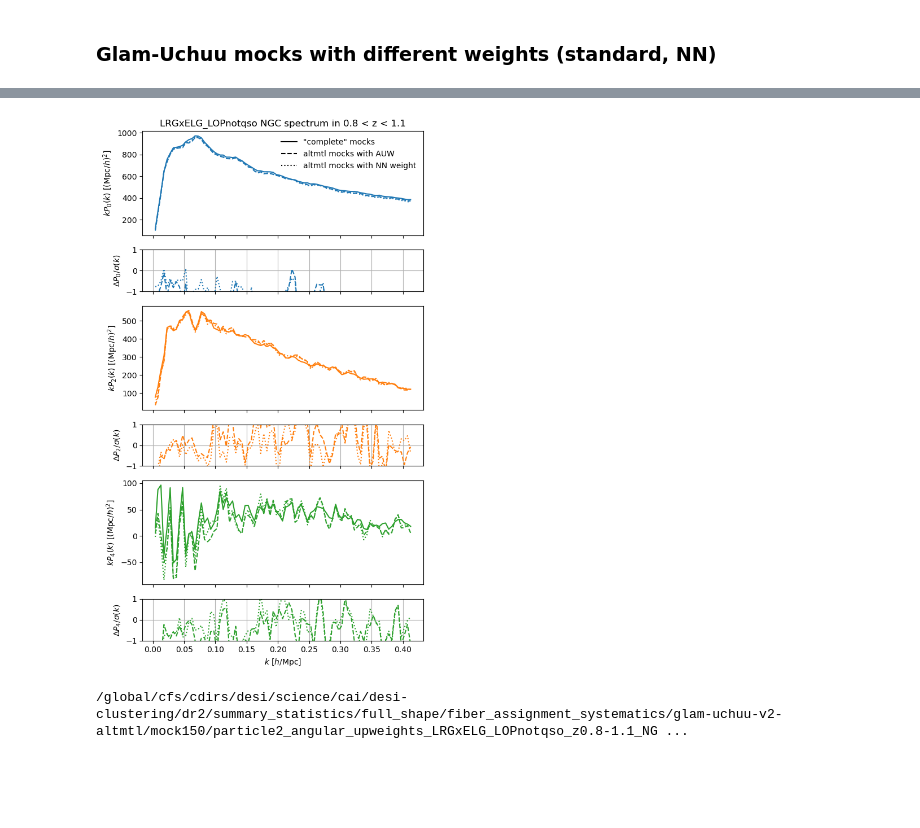
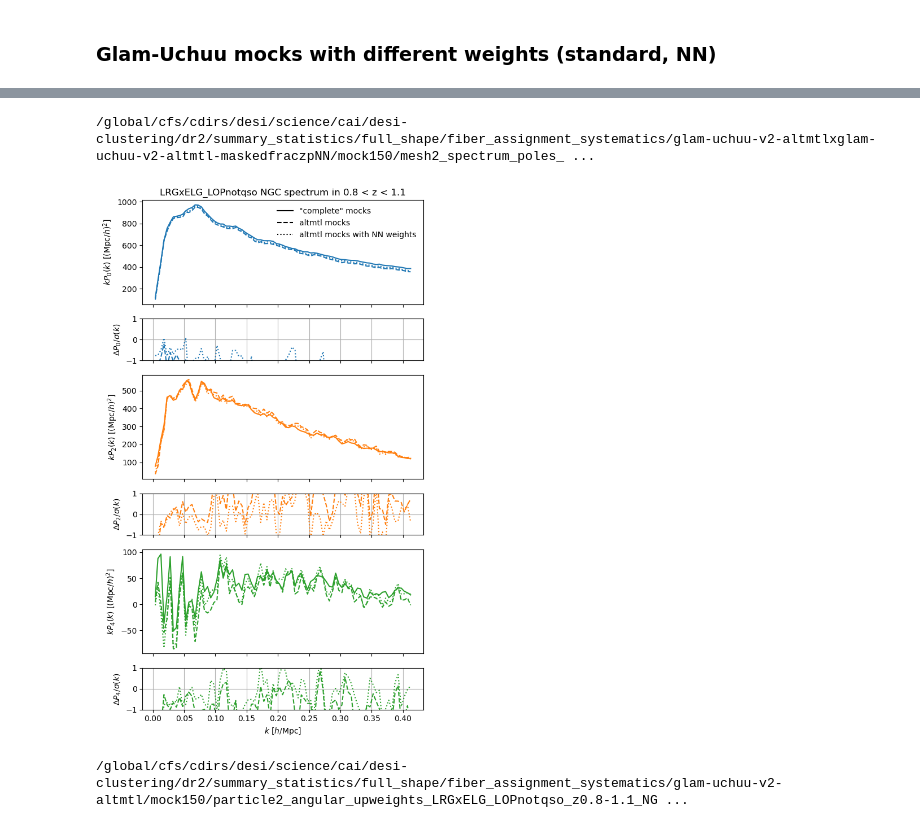
Before and after one commit to AlbertoRosado1/cai-dr2-clustering-products, a Jupyter notebook: clustering_statistics/nb/validation_fiber_assignment_auw_ELG.ipynb, the cells around one changed output, grey strips where cells are left out. Saved outputs shown, nothing was run; the diff lists cells and outputs as text; code cells hidden in the pictures; blank space fills up the shorter version.

```diff
--- a/clustering_statistics/nb/validation_fiber_assignment_auw_ELG.ipynb
+++ b/clustering_statistics/nb/validation_fiber_assignment_auw_ELG.ipynb
@@ -127,2 +205,33 @@ for tracer in ['ELG_LOPnotqso']:
+# %%
+tracer = ('LRG', 'ELG_LOPnotqso')
+for kind in ['particle2_angular_upweights']:
+    stats_dir = tools.base_stats_dir
+    project = 'full_shape/fiber_assignment_systematics'
+    region = 'NGC'
+    version = 'glam-uchuu-v2-altmtl'
+    imock = 150
+    angular_data = []
+    fn = tools.get_stats_fn(stats_dir=stats_dir, kind=kind, project=project, version=version,
+                            zrange=zrange, tracer=tracer[0], region=region, weight='default-FKP', imock=imock)
+    angular_data.append(types.read(fn))
+    fn = tools.get_stats_fn(stats_dir=stats_dir, kind=kind, project=project, version=version,
+                            zrange=zrange, tracer=tracer[1], region=region, weight='default-FKP', imock=imock)
+    angular_data.append(types.read(fn))
+    fn = tools.get_stats_fn(stats_dir=stats_dir, kind=kind, project=project, version=version,
+                            zrange=zrange, tracer=tracer, region=region, weight='default-FKP', imock=imock)
+    print(fn)
+    angular_data.append(types.read(fn))
+    if 'particle2' in kind:
+        fig, ax = plt.subplots()
+        angular = angular_data[0].get('DD')
+        ax.plot(angular.coords('theta'), angular.value(), color='C0', linestyle='-', label='LRG')
+        angular = angular_data[1].get('DD')
+        ax.plot(angular.coords('theta'), angular.value(), color='C1', linestyle='-', label='ELG NN')
+        angular = angular_data[2].get('DD')
+        ax.plot(angular.coords('theta'), angular.value(), color='C2', linestyle='-', label='LRGxELG NN')
+        ax.set_xlabel(r'$\theta$ [$\mathrm{deg}$]')
+        ax.grid(True)
+        ax.legend(frameon=False)
+        ax.set_title(f'{tracer} angular upweights in {zrange[0]:.1f} < z < {zrange[1]:.1f}')
 # %% [markdown]
 ### Glam-Uchuu mocks with different weights (standard, NN)
@@ -220,13 +331,16 @@ for tracer in [('LRG', 'ELG_LOPnotqso')]:
             version = 'glam-uchuu-v2-altmtl'
             project = 'full_shape/fiber_assignment_systematics'
             fns = [tools.get_stats_fn(stats_dir=stats_dir, kind=kind, project=project, version=version, tracer=tracer,
-                                      zrange=zrange, region=region, weight='default-FKP', basis='sugiyama-diagonal', auw=True, imock=imock) for imock in imocks]
+                                      zrange=zrange, region=region, weight='default-FKP', basis='sugiyama-diagonal',
+                                      imock=imock) for imock in imocks]
             mocks = [types.read(fn) for fn in fns if fn.exists()]
             mean = types.mean(mocks).match(mean)
 
             version = ('glam-uchuu-v2-altmtl', 'glam-uchuu-v2-altmtl-maskedfraczpNN')
             fns = [tools.get_stats_fn(stats_dir=stats_dir, kind=kind, project=project, version=version, tracer=tracer,
-                                      zrange=zrange, region=region, weight='default-FKP', basis='sugiyama-diagonal', imock=imock) for imock in imocks]
+                                      zrange=zrange, region=region, weight='default-FKP', basis='sugiyama-diagonal',
+                                      imock=imock) for imock in imocks]
+            print(fns[0])
             mocks = [types.read(fn) for fn in fns if fn.exists()]
             mean_nn = types.mean(mocks).match(mean)
 
@@ -245,36 +359,37 @@ for tracer in [('LRG', 'ELG_LOPnotqso')]:
                 for ill, ell in enumerate(mean.ells):
                     ax = lax[2 * ill]
                     ax.set_ylabel(rf'$k P_{ell:d}(k)$ [$(\mathrm{{Mpc}}/h)^2$]')
                     color = f'C{ill:d}'
                     pole = mean_complete.get(ell)
                     ax.plot(k:=pole.coords('k'), k * pole.value(), color=color, linestyle='-')
                     pole = mean.get(ell)
                     ax.plot(k:=pole.coords('k'), k * pole.value(), color=color, linestyle='--')
                     pole = mean_nn.get(ell)
                     ax.plot(k:=pole.coords('k'), k * pole.value(), color=color, linestyle=':')
                     ax = lax[2 * ill + 1]
                     ax.set_ylabel(rf'$\Delta P_{ell:d} / \sigma(k)$')
                     ax.grid(True)
                     ax.set_ylim(-1., 1.)
                     pole = mean.get(ell)
                     std = cov.at.observable.get(ell).std() # / nmocks**0.5
                     pole_complete = mean_complete.get(ell)
                     ax.plot(pole.coords('k'), (pole.value() - pole_complete.value()) / std, color=color, linestyle='--')
                     pole = mean_nn.get(ell)
                     ax.plot(pole.coords('k'), (pole.value() - pole_complete.value()) / std, color=color, linestyle=':')
                 ax = lax[0]
                 ax.plot([], [], color='k', linestyle='-', label='"complete" mocks')
-                ax.plot([], [], color='k', linestyle='--', label='altmtl mocks with AUW')
-                ax.plot([], [], color='k', linestyle=':', label='altmtl mocks with NN weight')
+                ax.plot([], [], color='k', linestyle='--', label='altmtl mocks')
+                ax.plot([], [], color='k', linestyle=':', label='altmtl mocks with NN weights')
                 lax[-1].set_xlabel(r'$k$ [$h/\mathrm{Mpc}$]')
                 ax.legend(frameon=False)
 
             basename = f'validation_nn_{kind}_{tracer}_z{zrange[0]:.1f}-{zrange[1]:.1f}_{region}.{ext}'
             plt.tight_layout()
             fig.savefig(plot_dir / basename, bbox_inches='tight', pad_inches=0.1, dpi=200)
             plt.show()
 # %% [output]
+/global/cfs/cdirs/desi/science/cai/desi-clustering/dr2/summary_statistics/full_shape/fiber_assignment_systematics/glam-uchuu-v2-altmtlxglam-uchuu-v2-altmtl-maskedfraczpNN/mock150/mesh2_spectrum_poles_ ...
-[figure, old version]
+[figure, new version]
 # %%
 tracer = ('LRG', 'ELG_LOPnotqso')
 for kind in ['particle2_angular_upweights']:
```
Also changed, not shown: parts of 5 cells of this notebook, 12 other files.
